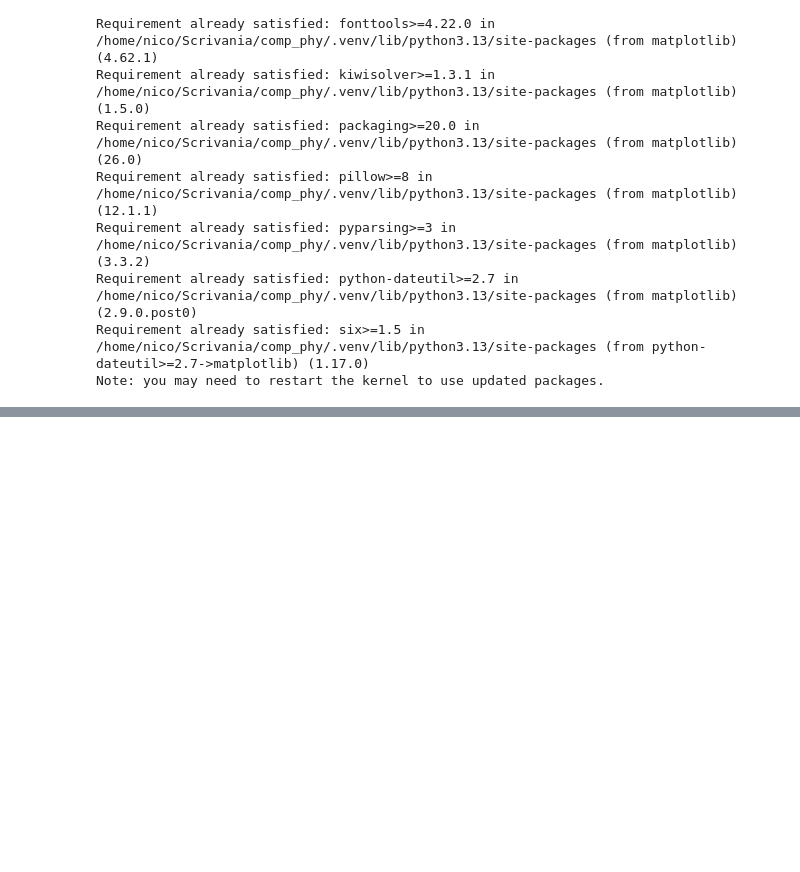
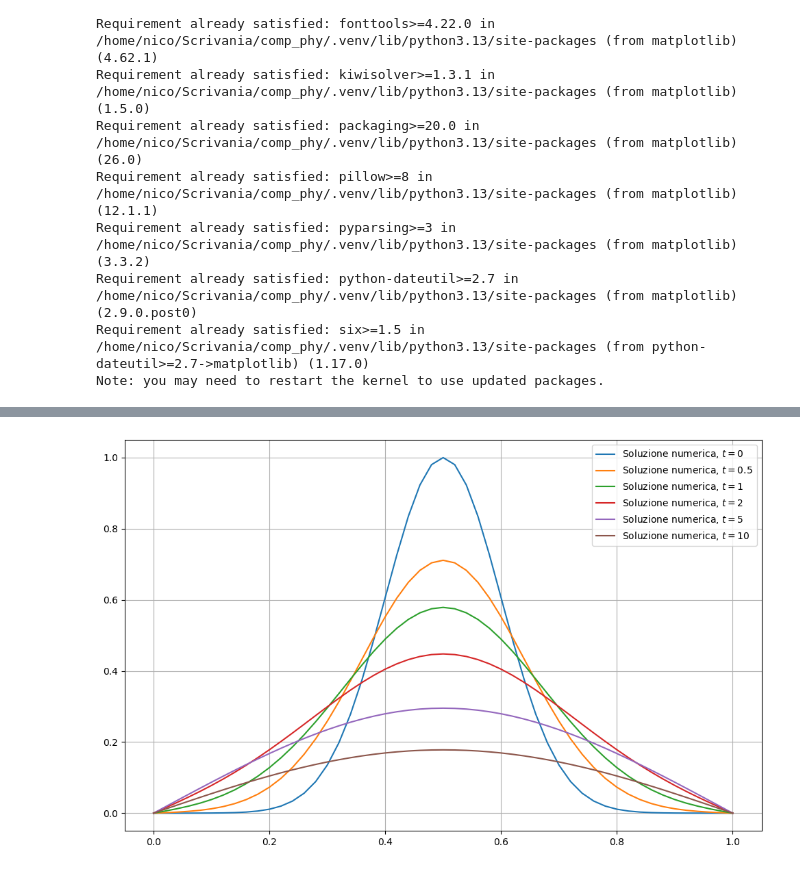
Before and after one commit to nicola-lamaddalena/computational_physics_course, a Jupyter notebook: ode/calore/main.ipynb, the cells around one changed output, grey strips where cells are left out. Saved outputs shown, nothing was run; the diff lists cells and outputs as text; code cells hidden in the pictures; blank space fills up the shorter version.

```diff
--- a/ode/calore/main.ipynb
+++ b/ode/calore/main.ipynb
@@ -61,0 +67,28 @@ plt.show()
+# %%
+def ftcs1(T0: float, Tl: float, Tr: float, x: list[float], t: float, dt: float, L: float, alpha: float, dx: float) -> list[float]:
+    r = alpha * dt / (dx**2)
+    sigma = 0.1 * L
+    steps = t / dt
+    Ts = np.ones((int(steps), len(x)))
+    Ts[0] = T0 * np.exp(-(x - L/2)**2 / (2 * sigma**2))
+
+    for i in range(int(steps)-1):
+        for j in range(1, len(xs)-1):
+            Ts[i+1][j] = Ts[i][j] + r * (Ts[i][j+1] - 2*Ts[i][j] + Ts[i][j-1])
+        Ts[i+1][0], Ts[i+1][-1] = Tl, Tr
+    return Ts
+
+Ts1 = ftcs1(T0=1, Tl=0, Tr=0, x=xs, t=10, dt=dt, L=L, alpha=alpha, dx=dx)
+
+for i in [0, 0.5, 1, 2, 5, 10]:
+    riga = int(i/dt)
+    if riga == 0:
+        plt.plot(xs, Ts1[riga, :], label=rf"Soluzione numerica, $t={i}$")
+    else:
+        plt.plot(xs, Ts1[riga-1, :], label=rf"Soluzione numerica, $t={i}$")
+
+plt.grid()
+plt.legend()
+plt.show()
+# %% [output]
+[figure, added]
```
Also changed, not shown: parts of 6 cells of this notebook.
